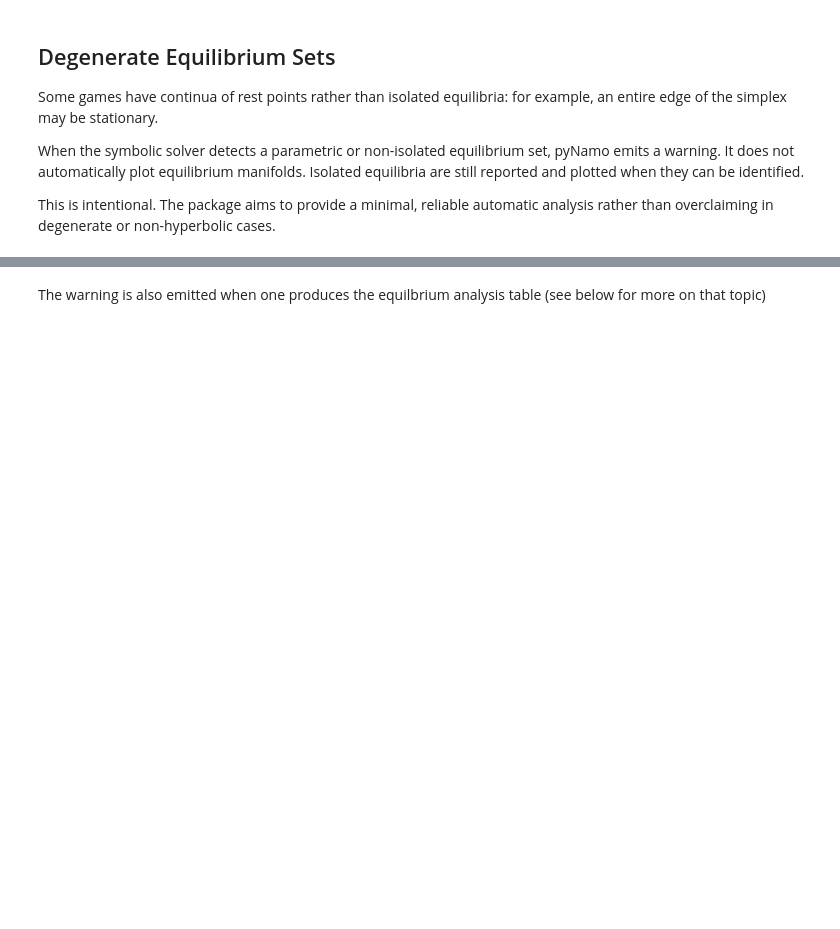
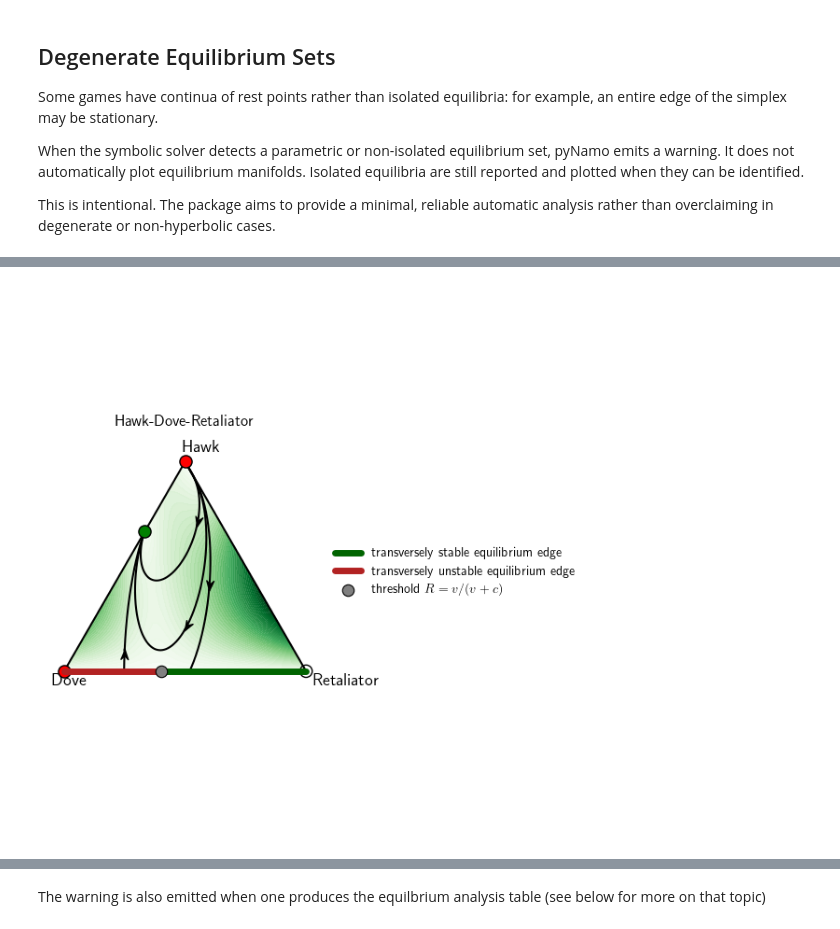
Before and after one commit to SlimaneD/pynamo, a Jupyter notebook: tutorial.ipynb, the cells around one changed output, grey strips where cells are left out. Drawn from its saved outputs; the diff is of its cells as text; code cells hidden in the pictures; blank space fills up the shorter version.

Commit message:
add 3d face coloring and trajectory linewidth

```diff
--- a/tutorial.ipynb
+++ b/tutorial.ipynb
@@ -364,0 +313,85 @@ plt.show()
+# %%
+import numpy as np
+import matplotlib.pyplot as plt
+
+g = examples.games.hawk_dove_retaliator
+A = g.payoff_data
+
+fig, ax = drawer.phase_portrait(
+    g,
+    starts=[
+        [0.4, 0.2],
+        [0.2, 0.4],
+        [0.1, 0.7],
+        [0.7, 0.1],
+    ],
+    tmax=120,
+    trajectory_arrows=[0.001],
+    trajectory_zorder=40,
+    speed_cmap=plt.cm.Greens,
+    speed_grid=50,
+    speed_levels=50,
+    sink_color="green",
+    saddle_color="gold",
+    source_color="red",
+    equilibrium_size=90,
+    equilibrium_zorder=45,
+)
+
+# On the Dove-Retaliator edge, x_Hawk = 0.
+# The whole edge is a rest-point continuum.
+# The separator is where a rare Hawk has zero growth.
+#
+# With the McElreath-Boyd parameters used here, R = v / (v + c).
+# Since the state is ordered as (Hawk, Dove, Retaliator), this gives:
+#     H = 0, D = c / (v + c), R = v / (v + c).
+v, c = 2.0, 3.0
+separator_dove_share = c / (v + c)
+
+stable_start = drawer.simplex_to_plane_2p3s(0.0, 0.0)
+separator = drawer.simplex_to_plane_2p3s(0.0, separator_dove_share)
+unstable_end = drawer.simplex_to_plane_2p3s(0.0, 1.0)
+
+ax.plot(
+    [stable_start[0], separator[0]],
+    [stable_start[1], separator[1]],
+    color="darkgreen",
+    linewidth=5,
+    zorder=50,
+    solid_capstyle="round",
+    label="transversely stable equilibrium edge",
+)
+
+ax.plot(
+    [separator[0], unstable_end[0]],
+    [separator[1], unstable_end[1]],
+    color="firebrick",
+    linewidth=5,
+    zorder=50,
+    solid_capstyle="round",
+    label="transversely unstable equilibrium edge",
+)
+
+ax.scatter(
+    [separator[0]],
+    [separator[1]],
+    s=80,
+    color="gray",
+    edgecolor="black",
+    linewidth=0.8,
+    zorder=60,
+    label=r"threshold $R = v/(v+c)$",
+)
+
+ax.legend(
+    loc="center left",
+    bbox_to_anchor=(1.02, 0.5),
+    frameon=False,
+)
+
+plt.tight_layout()
+plt.show()
+
+analysis.equilibrium_table(g)
+# %% [output]
+[figure, added]
```
Also changed, not shown: parts of 6 cells of this notebook, 4 other files.
